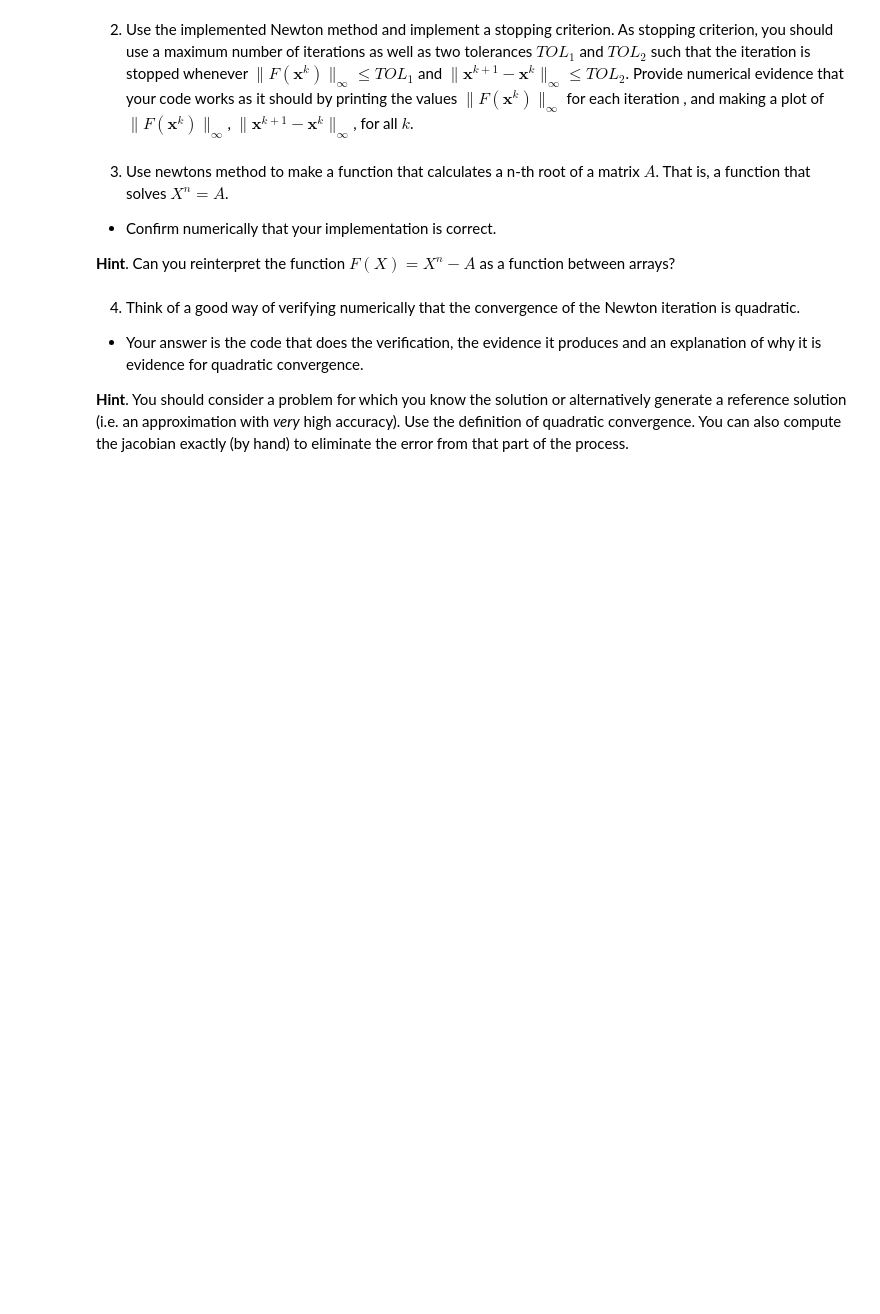
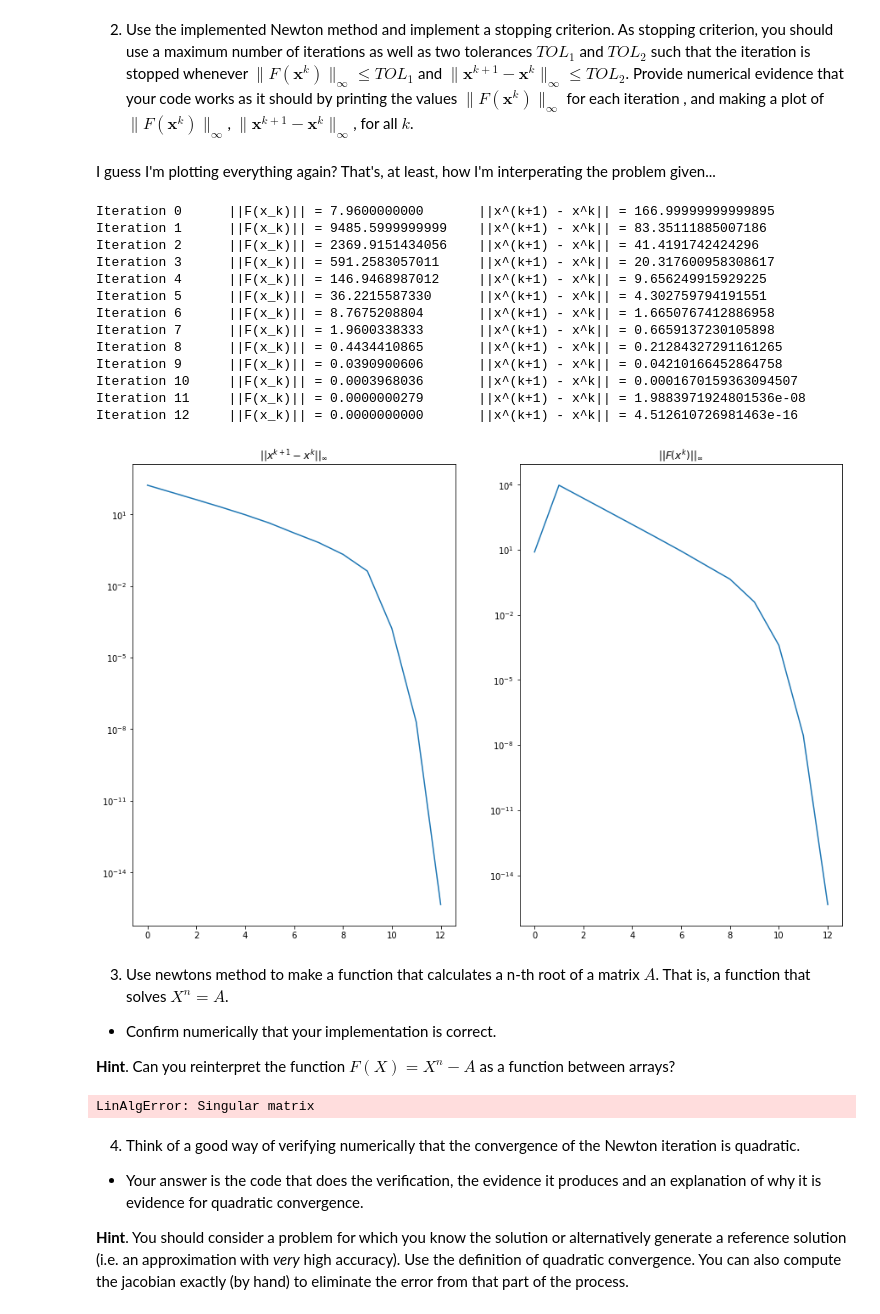
Before and after one commit to BollaBerg/MA2501-Numerical-methods, a Jupyter notebook: project-1/project1.ipynb, the cells around one changed output. Saved outputs shown, nothing was run; the diff lists cells and outputs as text; code cells hidden in the pictures; blank space fills up the shorter version.

Commit message:
Solve first part of problem 2. Fail at part 2.3

```diff
--- a/project-1/project1.ipynb
+++ b/project-1/project1.ipynb
@@ -178,3 +277,39 @@ Provide numerical evidence that your code works as it should by  printing the va
+# %% [markdown]
+I guess I'm plotting everything again? That's, at least, how I'm interperating the problem given...
+# %%
+# Show your evidence
+X_0 = np.array([-1.4, 3.])
+K = 20
+
+_, deltas, function_calls = newton_tolerances(
+    F, X_0, max_iterations=K, tol_function=1e-9, tol_delta=1e-9)
+
+normed_deltas = [infinity_norm(delta) for delta in deltas]
+normed_calls = [infinity_norm(call) for call in function_calls]
+
+fig, (ax1, ax2) = plt.subplots(nrows=1, ncols=2)
+
+ax1.semilogy(normed_deltas)
+ax1.set_title(r"$||x^{k+1} - x^k||_\infty$")
+ax2.semilogy(normed_calls)
+ax2.set_title(r"$||F(x^k)||_\infty$")
+
+fig.show()
+# %% [output]
+Iteration 0      ||F(x_k)|| = 7.9600000000       ||x^(k+1) - x^k|| = 166.99999999999895
+Iteration 1      ||F(x_k)|| = 9485.5999999999    ||x^(k+1) - x^k|| = 83.35111885007186
+Iteration 2      ||F(x_k)|| = 2369.9151434056    ||x^(k+1) - x^k|| = 41.4191742424296
+Iteration 3      ||F(x_k)|| = 591.2583057011     ||x^(k+1) - x^k|| = 20.317600958308617
+Iteration 4      ||F(x_k)|| = 146.9468987012     ||x^(k+1) - x^k|| = 9.656249915929225
+Iteration 5      ||F(x_k)|| = 36.2215587330      ||x^(k+1) - x^k|| = 4.302759794191551
+Iteration 6      ||F(x_k)|| = 8.7675208804       ||x^(k+1) - x^k|| = 1.6650767412886958
+Iteration 7      ||F(x_k)|| = 1.9600338333       ||x^(k+1) - x^k|| = 0.6659137230105898
+Iteration 8      ||F(x_k)|| = 0.4434410865       ||x^(k+1) - x^k|| = 0.21284327291161265
+Iteration 9      ||F(x_k)|| = 0.0390900606       ||x^(k+1) - x^k|| = 0.04210166452864758
+Iteration 10     ||F(x_k)|| = 0.0003968036       ||x^(k+1) - x^k|| = 0.0001670159363094507
+Iteration 11     ||F(x_k)|| = 0.0000000279       ||x^(k+1) - x^k|| = 1.9883971924801536e-08
+Iteration 12     ||F(x_k)|| = 0.0000000000       ||x^(k+1) - x^k|| = 4.512610726981463e-16
+[figure, added]
 # %% [markdown]
 3. Use newtons method to make a function that calculates a n-th root of a matrix $A$. That is, a function that solves $X^n = A$.
 
@@ -186,3 +319,23 @@ Provide numerical evidence that your code works as it should by  printing the va
+# %%
+# Your code here
+def nth_root(A: np.ndarray, n: int) -> np.ndarray:
+    x_0 = np.random.rand(A.shape[0])
+    def _F(X):
+        return np.power(X, n) - A
+
+    return newton(_F, x_0)
+
+A = np.array([
+    [4, 0],
+    [0, 9]
+])
+N = 2
+
+root = nth_root(A, N)
+print(A)
+print(np.power(root, N))
+# %% [output]
+LinAlgError: Singular matrix
 # %% [markdown]
 4. Think of a good way of verifying numerically that the convergence of the Newton iteration is quadratic.
 - Your answer is the code that does the verification, the evidence it produces and an explanation of why it is evidence for quadratic convergence.
```
Also changed, not shown: parts of 10 cells of this notebook.
